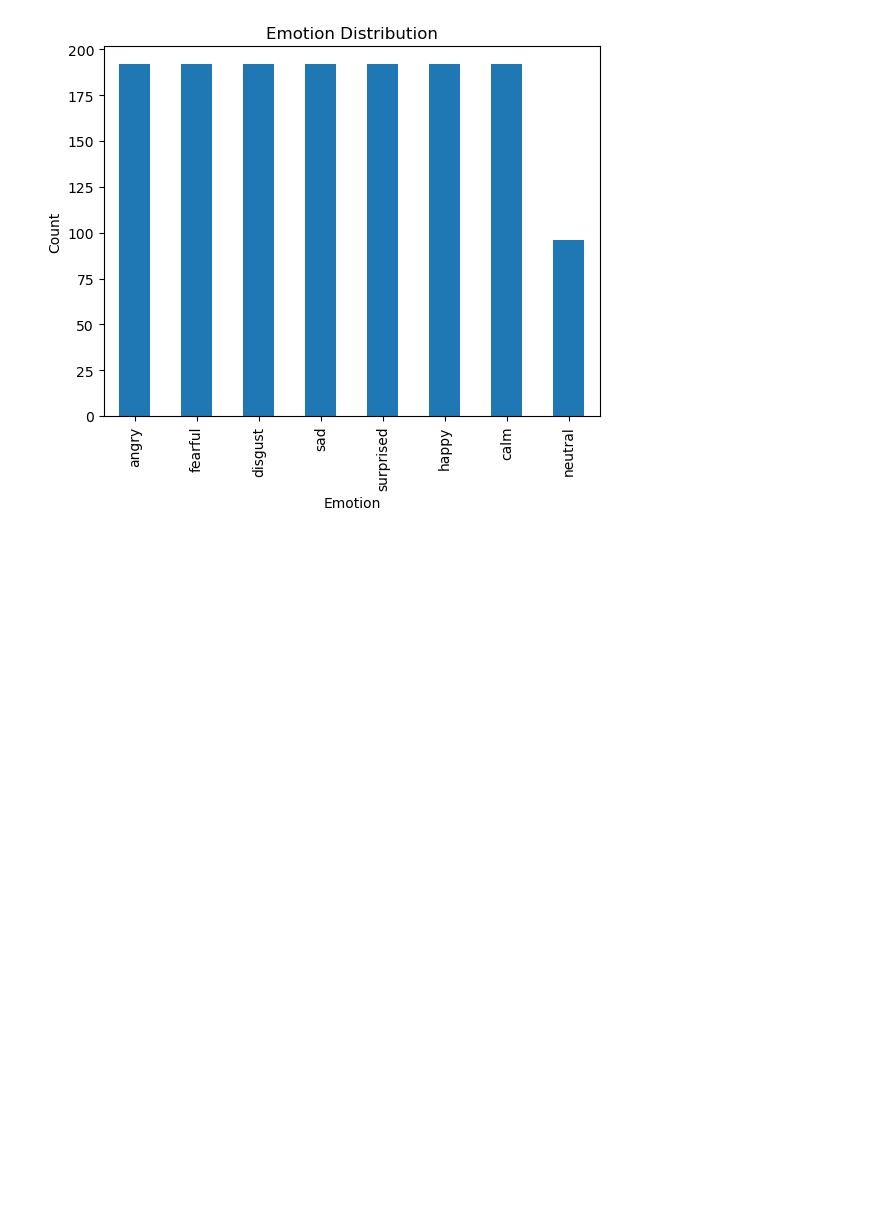
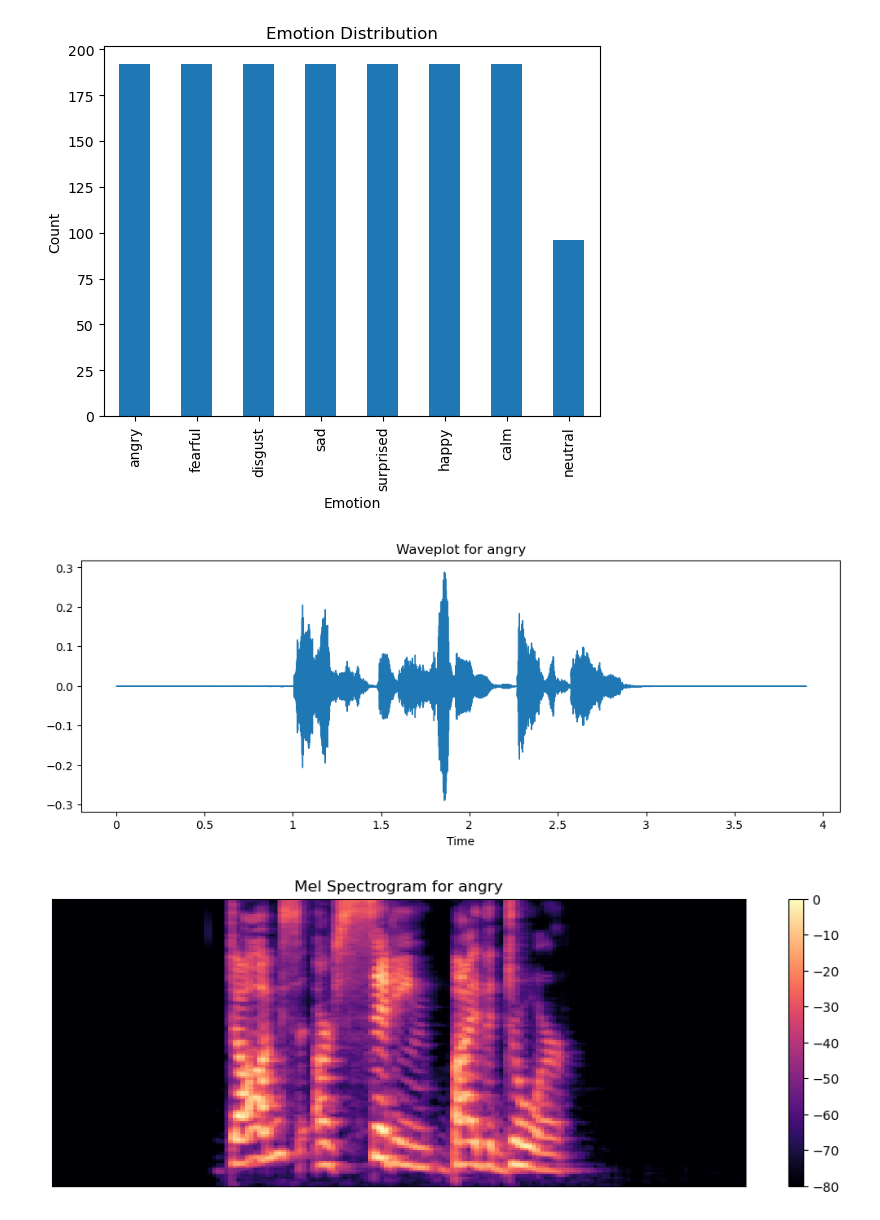
Before and after one commit to Vaibhav-Sahai/DeepAI-Emotion-Detection, a Jupyter notebook: src/preprocessing/spectrogram.ipynb, the cells around one changed output. Cells and saved outputs as stored; diff of their text form; code cells hidden in the pictures; blank space fills up the shorter version.

```diff
--- a/src/preprocessing/spectrogram.ipynb
+++ b/src/preprocessing/spectrogram.ipynb
@@ -7,4 +11,5 @@ import pandas as pd
 # %%
+# pylint: disable=undefined-variable
 # Since we have multiple actors in our dataset, we would like to create a pandas dataframe to tag emotion to each audio file
 ravdess_path = '../dataset/archive/'
 ravdess_dir = os.listdir(ravdess_path)
@@ -28,8 +33,7 @@ for actor_dir in ravdess_dir:
         continue
     for file in os.listdir(ravdess_path + actor_dir):
         emotion = lookup_table[int(file.split('-')[2])] # Get the emotion from the file name
-        file_emotion.append((emotion, file))
-
+        file_emotion.append((emotion, actor_dir + "/" + file))
 
 emotion_tag_df = pd.DataFrame(file_emotion, columns=['emotion', 'file_path'], index=None)
 
@@ -55,3 +59,37 @@ emotion_tag_df['emotion'].value_counts().plot(kind='bar')
 plt.show()
 # %% [output]
 [figure]
+# %%
+# functions to generate mel spectrogram and wave plot
+def generate_wave_plot(data, sample_rate, emotion):
+    '''
+    Function that creates an amplitude vs time plot
+    input: data, sample_rate, emotion
+    returns: None
+    '''
+    plt.figure(figsize=(12, 4))
+    plt.title("Waveplot for " + emotion)
+    librosa.display.waveshow(data, sr=sample_rate)
+    plt.show()
+
+def generate_mel_spectrogram(data, sample_rate, emotion):
+    '''
+    Function that creates a mel spectrogram
+    input: data, sample_rate, emotion
+    returns: None
+    '''
+    plt.figure(figsize=(12, 4))
+    plt.title("Mel Spectrogram for " + emotion)
+    S = librosa.feature.melspectrogram(y=data, sr=sample_rate, n_mels=128, fmax=8000)
+    librosa.display.specshow(librosa.power_to_db(S, ref=np.max))
+    plt.colorbar()
+# %%
+# test cell, delete later
+emotion = "angry"
+file = emotion_tag_df.loc[emotion_tag_df['emotion'] == emotion]['file_path'].values[0]
+data, sample_rate = librosa.load(ravdess_path + file)
+generate_wave_plot(data, sample_rate, emotion)
+generate_mel_spectrogram(data, sample_rate, emotion)
+# %% [output]
+[figure, added]
+[figure, added]
```
Also changed, not shown: parts of 6 cells of this notebook, 2 other files.
